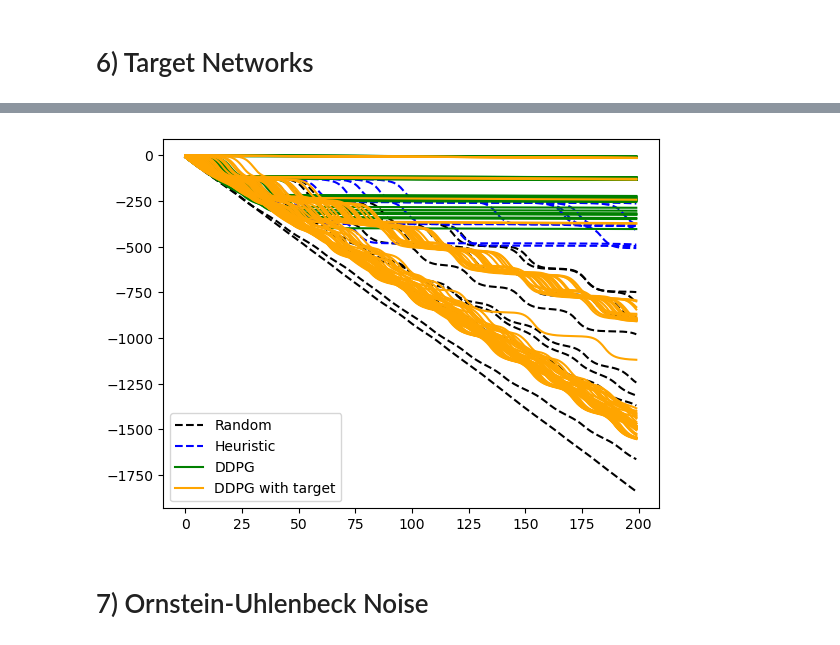
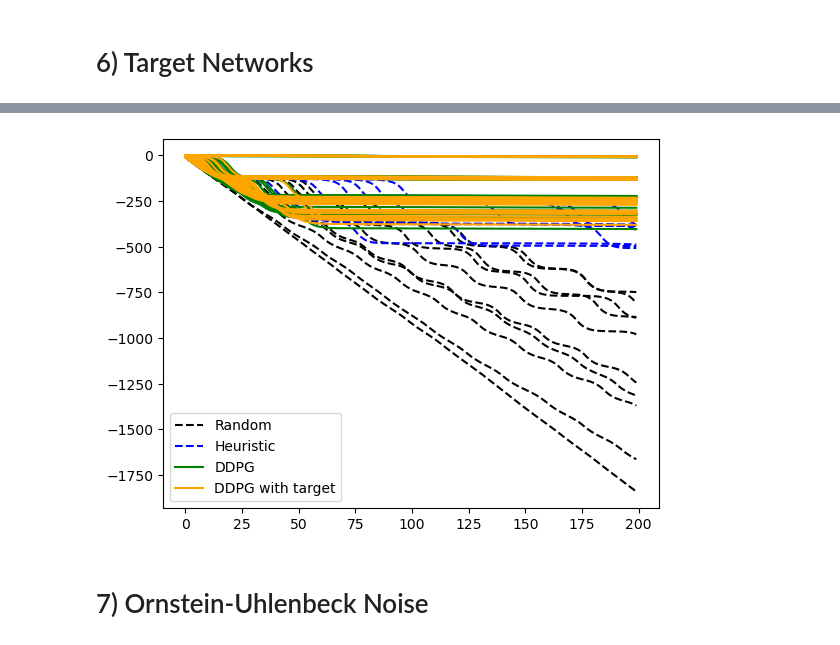
Before and after one commit to francpp/Deep_Deterministic_Policy_Gradient, a Jupyter notebook: DDPG.ipynb, the cells around one changed output, grey strips where cells are left out. Cells and saved outputs as stored; diff of their text form; code cells hidden in the pictures.

```diff
--- a/DDPG.ipynb
+++ b/DDPG.ipynb
@@ -751,5 +764,5 @@ Epoch: 40, loss Q: 17.008, loss pol: 294.239
 # %%
-tau = 0.5
+tau = 0.01
 net_dir = 'Models/target_network/tau_'+str(tau)
 
 rewards = np.zeros((100,200))
@@ -765,34 +778,34 @@ for i in range(100):
     state = state[0]
 
     trunc = False
     cur_reward = []
 
     while not trunc:
         action = ddpg_agent.compute_action(state, deterministic = True)
         (next_state, reward, term, trunc, info) = env.step(action)
         state = next_state
         cur_reward.append(reward)
 
         if term or trunc:
             observation, info = env.reset()
 
     rewards[i] = cur_reward
 
 ddpg_target_rewards = rewards
 
 plt.figure()
 plt.plot(np.arange(200), np.cumsum(rand_rewards[0]),'--k',label='Random')
 plt.plot(np.arange(200), np.cumsum(heur_rewards[0]),'--b', label='Heuristic')
 plt.plot(np.arange(200), np.cumsum(ddpg_rewards[0]),'g', label='DDPG')
 plt.plot(np.arange(200), np.cumsum(ddpg_target_rewards[0]),'orange', label='DDPG with target')
 plt.legend()
 [plt.plot(np.arange(200), np.cumsum(rand_rewards[i]),'--k') for i in range(1,len(rand_rewards))]
 [plt.plot(np.arange(200), np.cumsum(heur_rewards[i]),'--b') for i in range(1,len(heur_rewards))]
 [plt.plot(np.arange(200), np.cumsum(ddpg_rewards[i]),'g') for i in range(1,len(ddpg_rewards))]
 [plt.plot(np.arange(200), np.cumsum(ddpg_target_rewards[i]),'orange') for i in range(1,len(ddpg_target_rewards))]
 plt.show()
 # %% [output]
-[figure, old version]
+[figure, new version]
 # %% [markdown]
 # 7) Ornstein-Uhlenbeck Noise
 # %%
```
Also changed, not shown: parts of 1 cell of this notebook, 35 other files.
